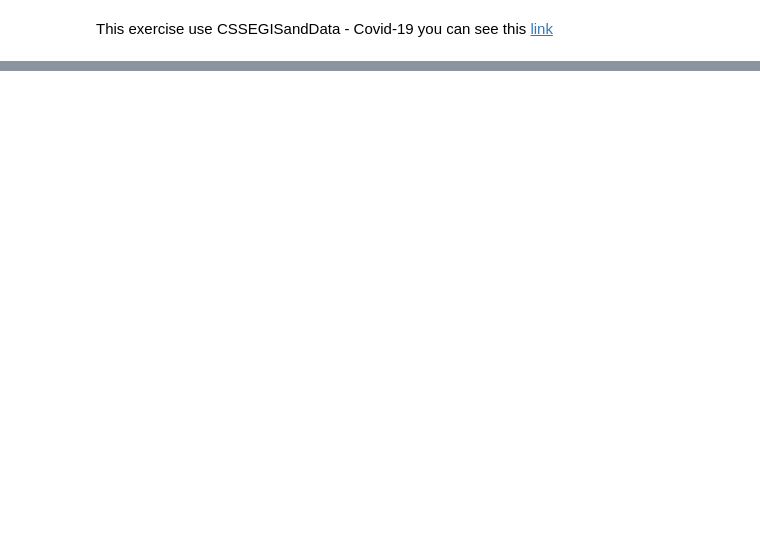
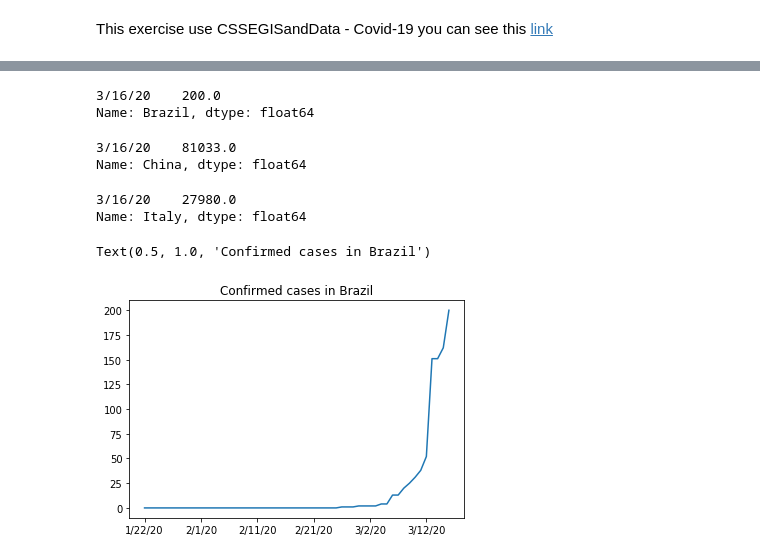
Before and after one commit to kaiocesar/data-science-health, a Jupyter notebook: Data-Science-Health.ipynb, the cells around one changed output, grey strips where cells are left out. Cells and saved outputs as stored; diff of their text form; code cells hidden in the pictures; blank space fills up the shorter version.

Commit message:
plot dos casos confirmados na itala, brazil e china

```diff
--- a/Data-Science-Health.ipynb
+++ b/Data-Science-Health.ipynb
@@ -24,0 +10,32 @@ confirmed_cases[4:]#[confirmed_cases['Country/Region'] == 'Brazil'][4:]
+# %%
+# confirmed_cases.head(5)
+# confirmed_cases.shape
+# confirmed_cases.loc[0]
+# confirmed_cases.set_index("Province/State").loc["Anhui"].tail(5)
+# confirmed_cases["Country/Region"].value_counts()
+confirmed_by_country = confirmed_cases.groupby("Country/Region").sum()
+# %%
+# Total Brazilian Cases
+confirmed_by_country.loc["Brazil"][-1:]
+# %% [output]
+3/16/20    200.0
+Name: Brazil, dtype: float64
+# %%
+# Total Chinese cases
+confirmed_by_country.loc["China"][-1:]
+# %% [output]
+3/16/20    81033.0
+Name: China, dtype: float64
+# %%
+# Total Italian confirmed cases
+confirmed_by_country.loc["Italy"][-1:]
+# %% [output]
+3/16/20    27980.0
+Name: Italy, dtype: float64
+# %%
+# Brazilian cases in a plot
+confirmed_by_country.loc["Brazil"][2:].plot()
+plt.title("Confirmed cases in Brazil")
+# %% [output]
+Text(0.5, 1.0, 'Confirmed cases in Brazil')
+[figure, added]
```
Also changed, not shown: parts of 6 cells of this notebook, 1 other file.
